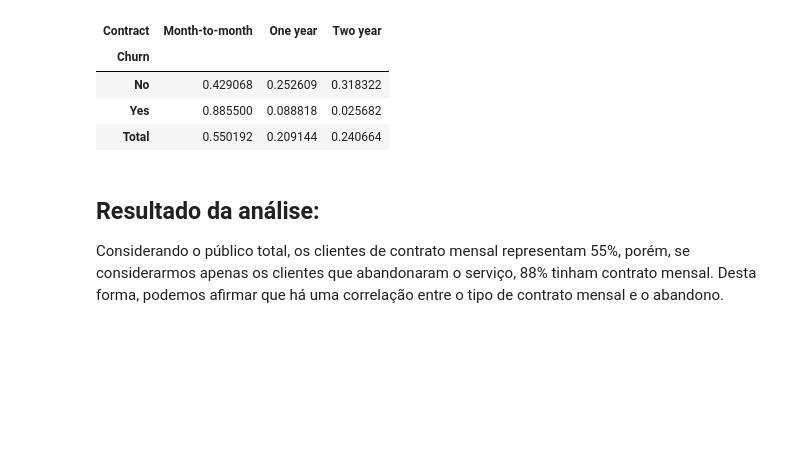
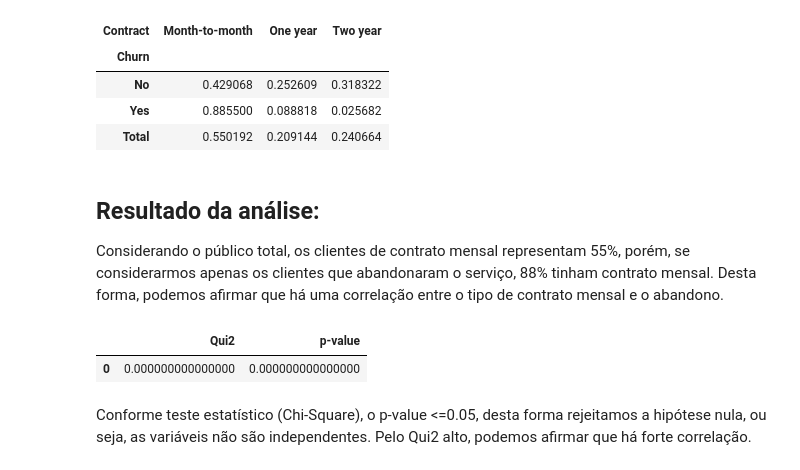
Before and after one commit to Weslley-Prado/eda, a Jupyter notebook: eda/eda_churn.ipynb, the cells around one changed output. Cells and saved outputs as stored; diff of their text form; code cells hidden in the pictures; blank space fills up the shorter version.

```diff
--- a/eda/eda_churn.ipynb
+++ b/eda/eda_churn.ipynb
@@ -782,0 +788,20 @@ df_crosstab_churn_contract = pd.crosstab(df_churn.Churn, df_churn.Contract)
+# %%
+# Séries
+schores_churn_contract = pd.Series(chi_score_churn_contract[0])
+# %%
+# Séries P-values
+pvalues_churn_contract = pd.Series(chi_score_churn_contract[1])
+# %%
+# Aprsententar números com decimais sem a notação científica
+pd.set_option('display.float_format', lambda x: '%.15f' % x)
+# %%
+# Criar dataframe com os resultados
+df_chi_scores_churn_contract = pd.DataFrame({'Qui2': schores_churn_contract, 'p-value': pvalues_churn_contract})
+# %%
+# Analisar Scores e P-values
+df_chi_scores_churn_contract
+# %% [output]
+|  | Qui2 | p-value |
+| 0 | 0.000000000000000 | 0.000000000000000 |
+# %% [markdown]
+Conforme teste estatístico (Chi-Square), o p-value <=0.05, desta forma rejeitamos a hipótese nula, ou seja, as variáveis não são independentes. Pelo Qui2 alto, podemos afirmar que há forte correlação.
```
Also changed, not shown: parts of 2 cells of this notebook, 2 other files.
